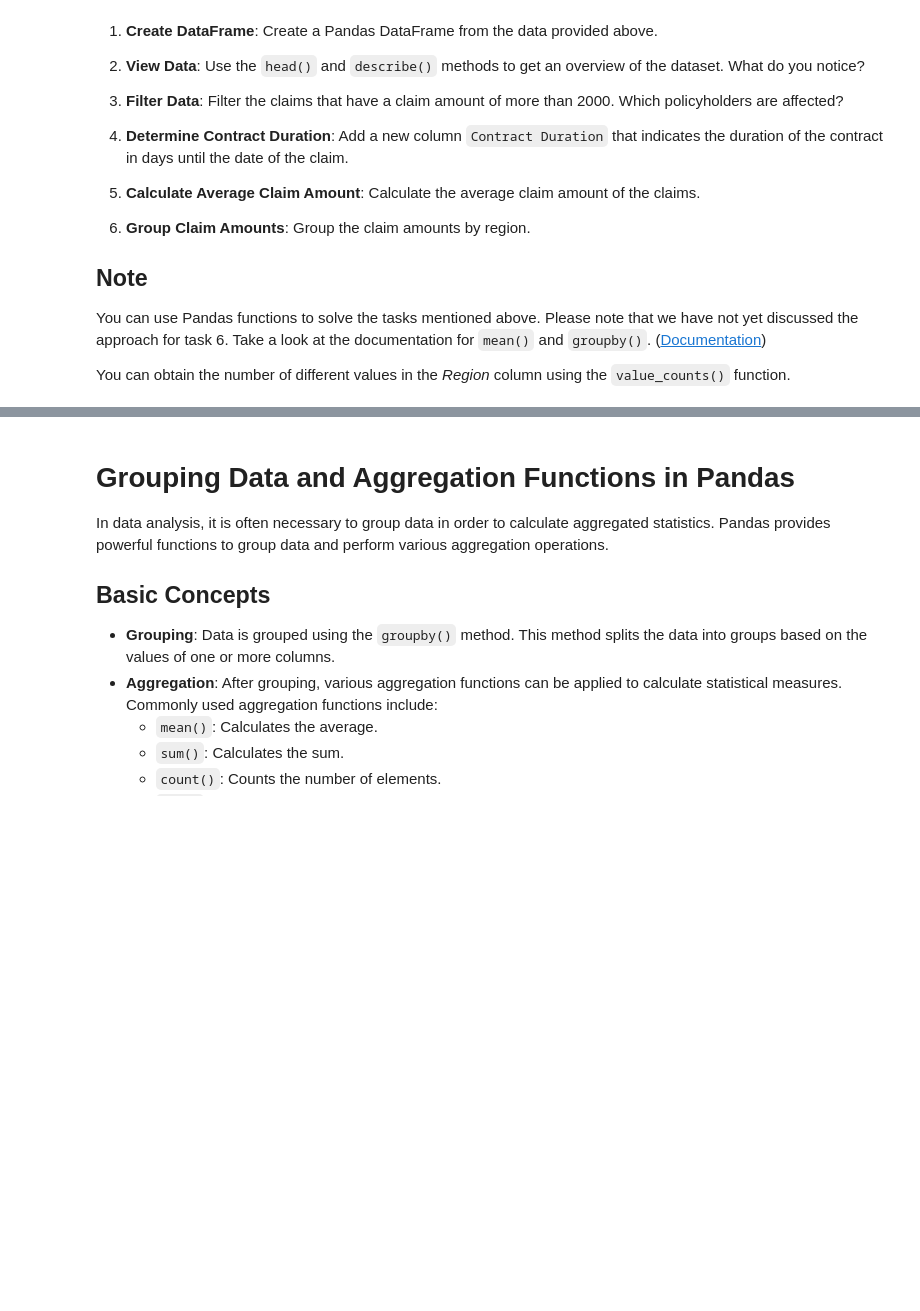
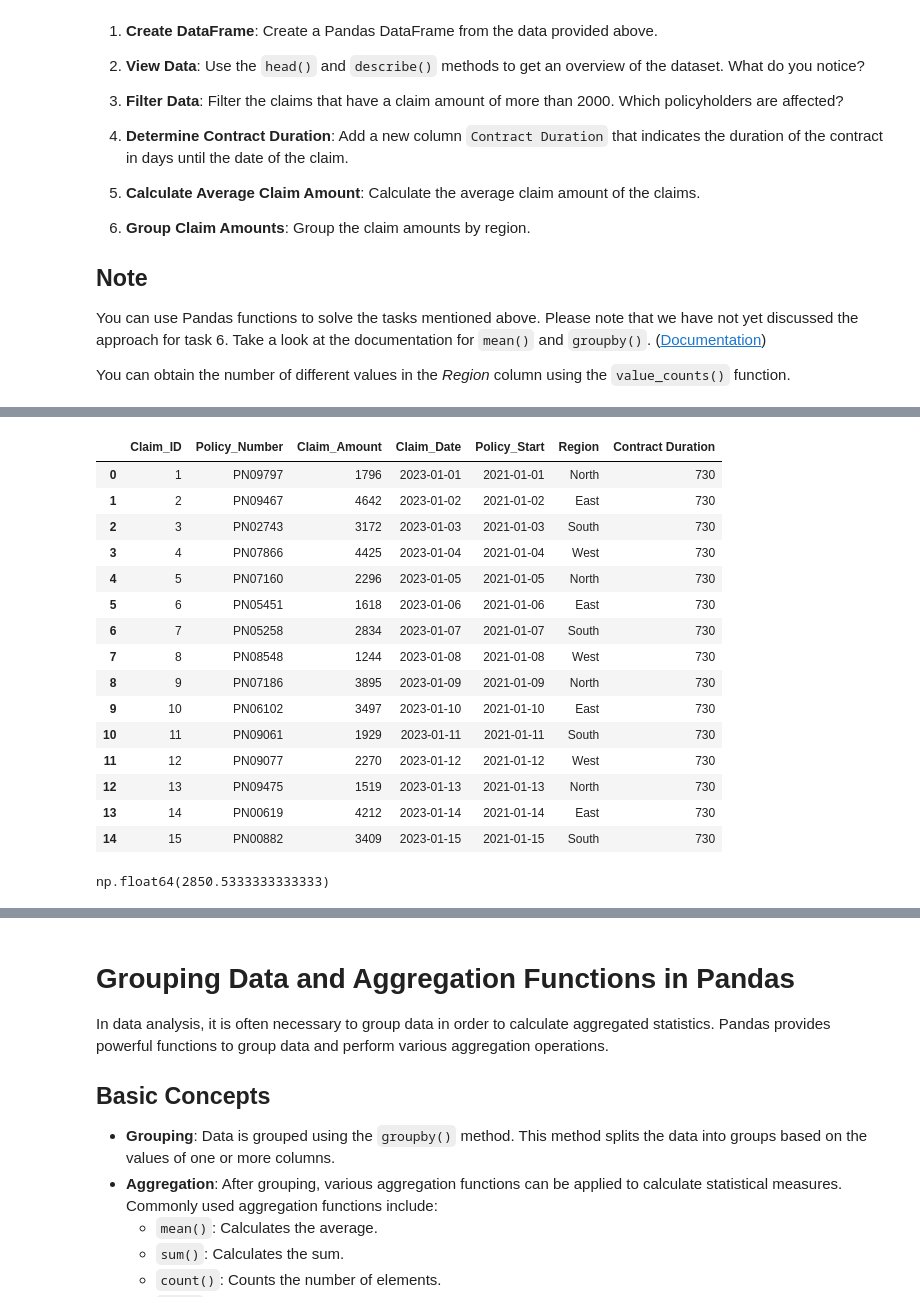
Before and after one commit to umekdoris-cloud/py4ac, a Jupyter notebook: 03_python_pandas.ipynb, the cells around one changed output, grey strips where cells are left out. Drawn from its saved outputs; the diff is of its cells as text; code cells hidden in the pictures; blank space fills up the shorter version.

```diff
--- a/03_python_pandas.ipynb
+++ b/03_python_pandas.ipynb
@@ -584,3 +584,5 @@ You can use Pandas functions to solve the tasks mentioned above. Please note tha
 You can obtain the number of different values in the *Region* column using the `value_counts()` function.
 # %%
 # Add your code here
+claims_df = pd.DataFrame(data)
+claims_df
@@ -586,0 +672,25 @@ You can obtain the number of different values in the *Region* column using the `
+# %%
+claims_df['Contract Duration'] = (claims_df['Claim_Date'] - claims_df['Policy_Start']).dt.days
+claims_df
+# %% [output]
+|  | Claim_ID | Policy_Number | Claim_Amount | Claim_Date | Policy_Start | Region | Contract Duration |
+| 0 | 1 | PN09797 | 1796 | 2023-01-01 | 2021-01-01 | North | 730 |
+| 1 | 2 | PN09467 | 4642 | 2023-01-02 | 2021-01-02 | East | 730 |
+| 2 | 3 | PN02743 | 3172 | 2023-01-03 | 2021-01-03 | South | 730 |
+| 3 | 4 | PN07866 | 4425 | 2023-01-04 | 2021-01-04 | West | 730 |
+| 4 | 5 | PN07160 | 2296 | 2023-01-05 | 2021-01-05 | North | 730 |
+| 5 | 6 | PN05451 | 1618 | 2023-01-06 | 2021-01-06 | East | 730 |
+| 6 | 7 | PN05258 | 2834 | 2023-01-07 | 2021-01-07 | South | 730 |
+| 7 | 8 | PN08548 | 1244 | 2023-01-08 | 2021-01-08 | West | 730 |
+| 8 | 9 | PN07186 | 3895 | 2023-01-09 | 2021-01-09 | North | 730 |
+| 9 | 10 | PN06102 | 3497 | 2023-01-10 | 2021-01-10 | East | 730 |
+| 10 | 11 | PN09061 | 1929 | 2023-01-11 | 2021-01-11 | South | 730 |
+| 11 | 12 | PN09077 | 2270 | 2023-01-12 | 2021-01-12 | West | 730 |
+| 12 | 13 | PN09475 | 1519 | 2023-01-13 | 2021-01-13 | North | 730 |
+| 13 | 14 | PN00619 | 4212 | 2023-01-14 | 2021-01-14 | East | 730 |
+| 14 | 15 | PN00882 | 3409 | 2023-01-15 | 2021-01-15 | South | 730 |
+# %%
+claims_df['Claim_Amount'].mean()
+#claims_df['Claim_Amount'].median()
+# %% [output]
+np.float64(2850.5333333333333)
```
Also changed, not shown: parts of 7 cells of this notebook.
